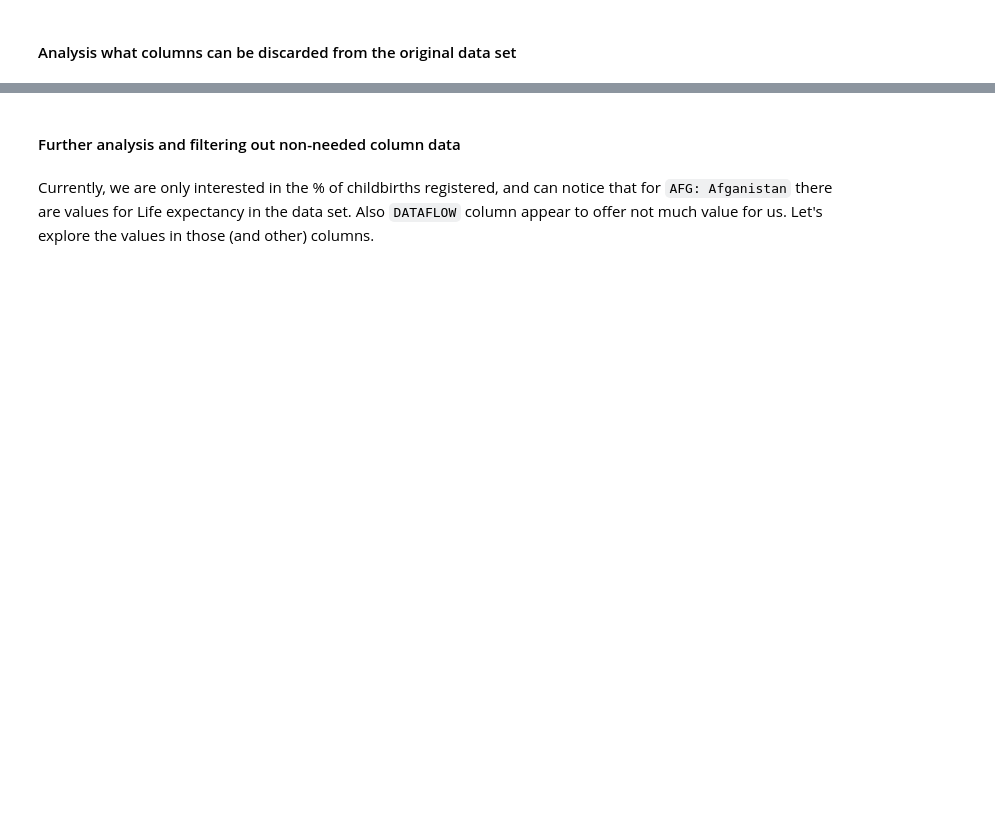
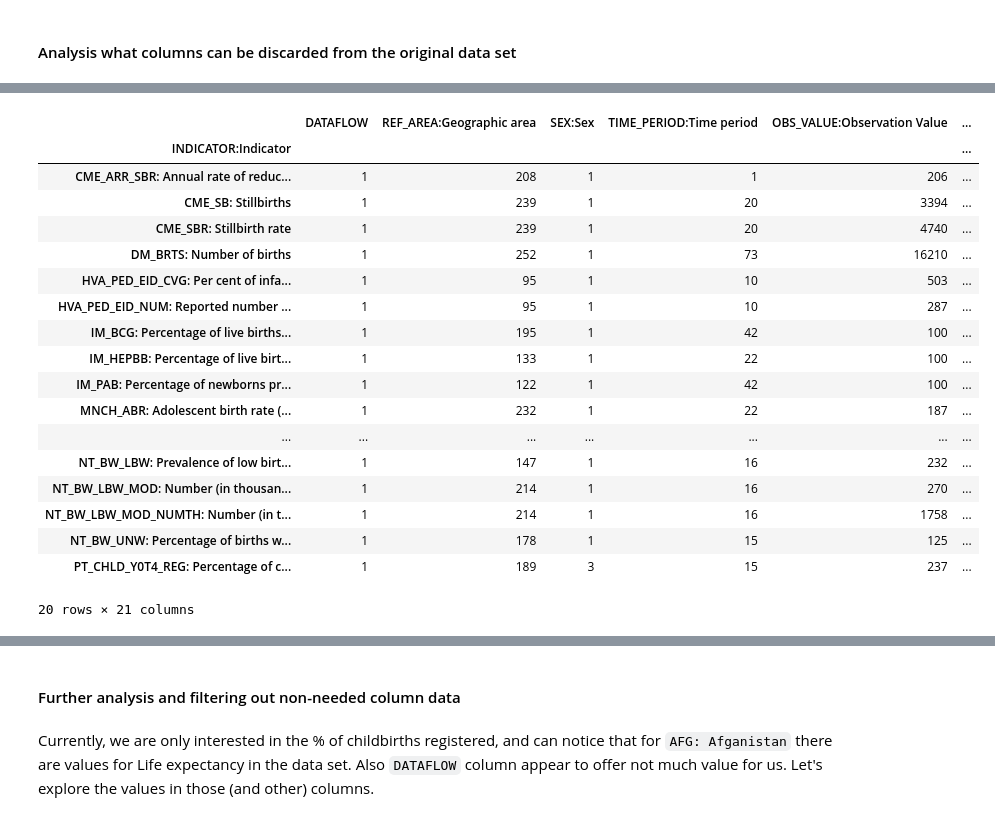
Before and after one commit to BorisMoric/UCDPA_BorisMoric, a Jupyter notebook: DataSets/Project_2.ipynb, the cells around one changed output, grey strips where cells are left out. Drawn from its saved outputs; the diff is of its cells as text; code cells hidden in the pictures; blank space fills up the shorter version.

Commit message:
more progress on both Project_2 and report

```diff
--- a/DataSets/Project_2.ipynb
+++ b/DataSets/Project_2.ipynb
@@ -106,0 +364,3 @@ CB_percent.groupby('AGE:Current age').nunique()
+# %%
+CB_Ind = CB_percent.groupby('INDICATOR:Indicator').nunique()
+CB_Ind
@@ -106,0 +382,22 @@ CB_percent.groupby('AGE:Current age').nunique()
+# %%
+CB_Ind[CB_Ind.index.str.contains("birt")]
+# %% [output]
+|  | DATAFLOW | REF_AREA:Geographic area | SEX:Sex | TIME_PERIOD:Time period | OBS_VALUE:Observation Value | ... |
+| INDICATOR:Indicator |  |  |  |  |  | ... |
+| CME_ARR_SBR: Annual rate of reduc... | 1 | 208 | 1 | 1 | 206 | ... |
+| CME_SB: Stillbirths | 1 | 239 | 1 | 20 | 3394 | ... |
+| CME_SBR: Stillbirth rate | 1 | 239 | 1 | 20 | 4740 | ... |
+| DM_BRTS: Number of births | 1 | 252 | 1 | 73 | 16210 | ... |
+| HVA_PED_EID_CVG: Per cent of infa... | 1 | 95 | 1 | 10 | 503 | ... |
+| HVA_PED_EID_NUM: Reported number ... | 1 | 95 | 1 | 10 | 287 | ... |
+| IM_BCG: Percentage of live births... | 1 | 195 | 1 | 42 | 100 | ... |
+| IM_HEPBB: Percentage of live birt... | 1 | 133 | 1 | 22 | 100 | ... |
+| IM_PAB: Percentage of newborns pr... | 1 | 122 | 1 | 42 | 100 | ... |
+| MNCH_ABR: Adolescent birth rate (... | 1 | 232 | 1 | 22 | 187 | ... |
+| ... | ... | ... | ... | ... | ... | ... |
+| NT_BW_LBW: Prevalence of low birt... | 1 | 147 | 1 | 16 | 232 | ... |
+| NT_BW_LBW_MOD: Number (in thousan... | 1 | 214 | 1 | 16 | 270 | ... |
+| NT_BW_LBW_MOD_NUMTH: Number (in t... | 1 | 214 | 1 | 16 | 1758 | ... |
+| NT_BW_UNW: Percentage of births w... | 1 | 178 | 1 | 15 | 125 | ... |
+| PT_CHLD_Y0T4_REG: Percentage of c... | 1 | 189 | 3 | 15 | 237 | ... |
+20 rows × 21 columns
```
Also changed, not shown: parts of 66 cells of this notebook, 1 other file.
